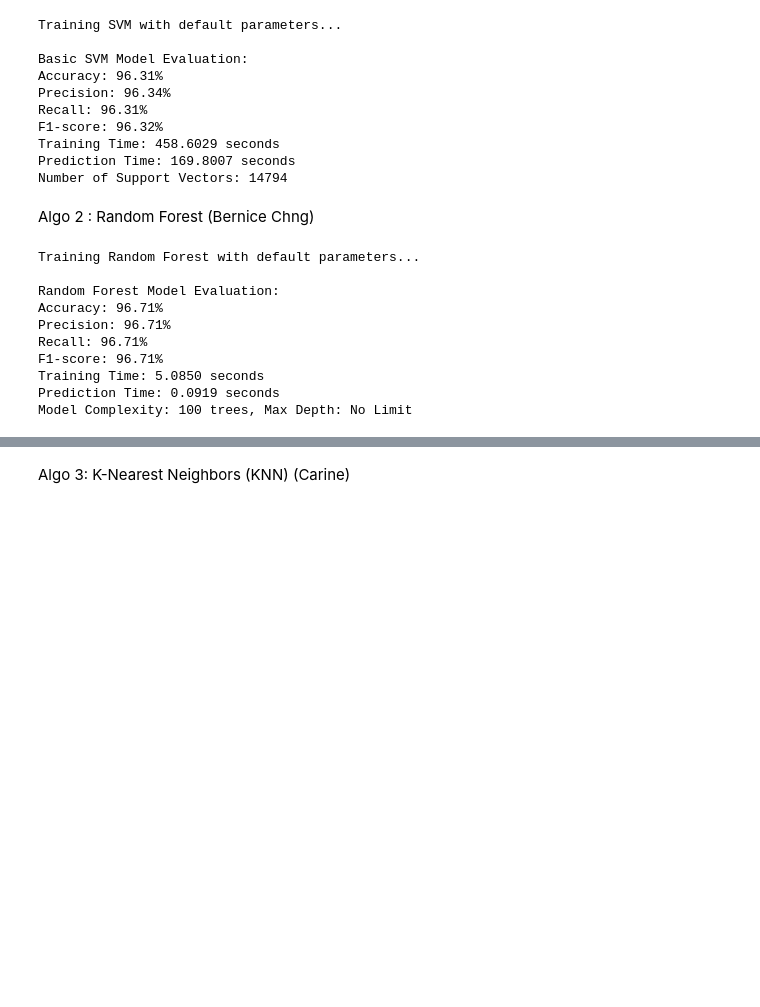
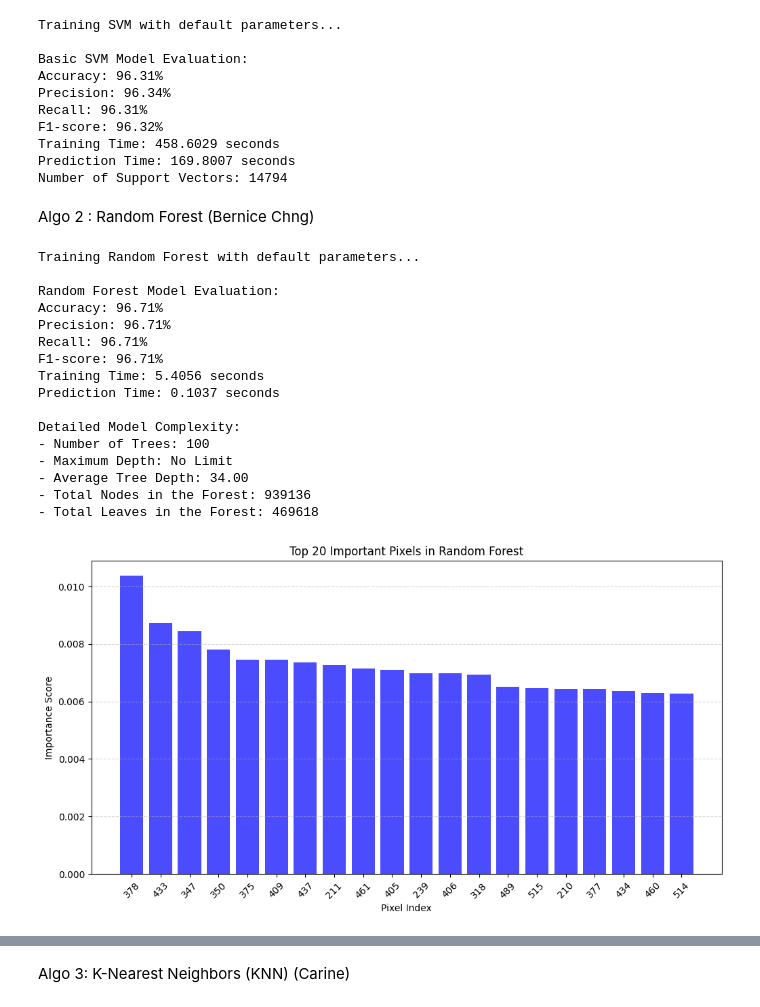
Before and after one commit to Eerraaaa/INF2008ML, a Jupyter notebook: main.ipynb, the cells around one changed output, grey strips where cells are left out. Saved outputs shown, nothing was run; the diff lists cells and outputs as text; code cells hidden in the pictures; blank space fills up the shorter version.

```diff
--- a/main.ipynb
+++ b/main.ipynb
@@ -434,9 +434,10 @@ Number of Support Vectors: 14794
 # %% [markdown]
 Algo 2 : Random Forest (Bernice Chng)
 # %%
+import random
 from sklearn.ensemble import RandomForestClassifier
 
-# Convert to numpy arrays to ensure consistency (matches SVM implementation)
+# Convert to numpy arrays to ensure consistency
 X_train_np = X_train.to_numpy() if hasattr(X_train, 'to_numpy') else np.array(X_train)
 X_test_np = X_test.to_numpy() if hasattr(X_test, 'to_numpy') else np.array(X_test)
 y_train_np = y_train.to_numpy() if hasattr(y_train, 'to_numpy') else np.array(y_train)
@@ -458,35 +459,102 @@ prediction_time_rf = time.time() - start_time
 
 # Evaluate the model
 accuracy_rf = accuracy_score(y_test_np, y_pred_rf)
 conf_matrix_rf = confusion_matrix(y_test_np, y_pred_rf)
 classification_rep_rf = classification_report(y_test_np, y_pred_rf, output_dict=True)
 
 # Extracting precision, recall, and F1-score (weighted average)
 precision_rf = classification_rep_rf["weighted avg"]["precision"]
 recall_rf = classification_rep_rf["weighted avg"]["recall"]
 f1_rf = classification_rep_rf["weighted avg"]["f1-score"]
 
-# Model complexity - Number of trees & max depth
+# Model complexity
 num_trees_rf = rf.n_estimators
 max_depth_rf = rf.max_depth if rf.max_depth is not None else "No Limit"
+total_nodes_rf = sum(estimator.tree_.node_count for estimator in rf.estimators_)
+total_leaves_rf = sum(estimator.tree_.n_leaves for estimator in rf.estimators_)
+avg_depth_rf = np.mean([estimator.tree_.max_depth for estimator in rf.estimators_])
 
 # Print evaluation metrics
 print("\nRandom Forest Model Evaluation:")
 print(f"Accuracy: {accuracy_rf * 100:.2f}%")
 print(f"Precision: {precision_rf * 100:.2f}%")
 print(f"Recall: {recall_rf * 100:.2f}%")
 print(f"F1-score: {f1_rf * 100:.2f}%")
 print(f"Training Time: {training_time_rf:.4f} seconds")
 print(f"Prediction Time: {prediction_time_rf:.4f} seconds")
-print(f"Model Complexity: {num_trees_rf} trees, Max Depth: {max_depth_rf}")
+
+print("\nDetailed Model Complexity:")
+print(f"- Number of Trees: {num_trees_rf}")
+print(f"- Maximum Depth: {max_depth_rf}")
+print(f"- Average Tree Depth: {avg_depth_rf:.2f}")
+print(f"- Total Nodes in the Forest: {total_nodes_rf}")
+print(f"- Total Leaves in the Forest: {total_leaves_rf}")
+
+# Feature Importance Analysis
+# Extract feature importance
+importances = rf.feature_importances_
+indices = np.argsort(importances)[::-1]  # Sort by importance
+
+# Plot Top 20 most important pixels
+plt.figure(figsize=(12, 6))
+plt.title("Top 20 Important Pixels in Random Forest")
+plt.bar(range(20), importances[indices[:20]], align="center", color='blue', alpha=0.7)
+plt.xlabel("Pixel Index")
+plt.ylabel("Importance Score")
+plt.xticks(range(20), indices[:20], rotation=45)
+plt.grid(axis='y', linestyle='--', alpha=0.5)
+plt.show()
+
+# Feature Importance Heatmap
+# Reshape feature importances into a 28x28 grid (only works for raw pixels)
+importance_grid = importances.reshape(28, 28)
+
+plt.figure(figsize=(8, 6))
+sns.heatmap(importance_grid, cmap="coolwarm", annot=False)
+plt.title("Feature Importance Heatmap (Random Forest)")
+plt.show()
+
+# Identify misclassified examples
+misclassified_idx = np.where(y_pred_rf != y_test_np)[0]
+random_samples = random.sample(list(misclassified_idx), min(10, len(misclassified_idx)))
+
+# Visualize misclassified samples
+plt.figure(figsize=(12, 8))
+for i, idx in enumerate(random_samples):
+    img = X_test_np[idx].reshape(28, 28)
+    plt.subplot(2, 5, i + 1)
+    plt.imshow(img, cmap='gray')
+    plt.title(f"Actual: {y_test_np[idx]}\nPredicted: {y_pred_rf[idx]}")
+    plt.axis('off')
+plt.suptitle("Random Forest - Misclassified Samples", y=0.98)
+plt.tight_layout()
+plt.show()
+
+# Compute class-wise accuracy
+class_wise_accuracy = conf_matrix_rf.diagonal() / conf_matrix_rf.sum(axis=1)
+
+plt.figure(figsize=(10, 5))
+plt.bar(range(10), class_wise_accuracy, color="green", alpha=0.7)
+plt.xticks(range(10))
+plt.xlabel("Digit Class")
+plt.ylabel("Accuracy")
+plt.title("Class-Wise Accuracy of Random Forest")
+plt.show()
 # %% [output]
 Training Random Forest with default parameters...
 
 Random Forest Model Evaluation:
 Accuracy: 96.71%
 Precision: 96.71%
 Recall: 96.71%
 F1-score: 96.71%
-Training Time: 5.0850 seconds
-Prediction Time: 0.0919 seconds
-Model Complexity: 100 trees, Max Depth: No Limit
+Training Time: 5.4056 seconds
+Prediction Time: 0.1037 seconds
+
+Detailed Model Complexity:
+- Number of Trees: 100
+- Maximum Depth: No Limit
+- Average Tree Depth: 34.00
+- Total Nodes in the Forest: 939136
+- Total Leaves in the Forest: 469618
+[figure, added]
```
Also changed, not shown: parts of 9 cells of this notebook.
